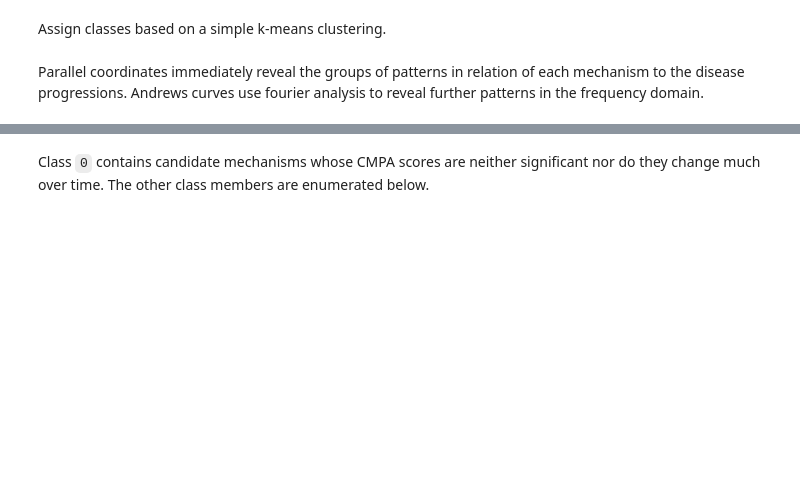
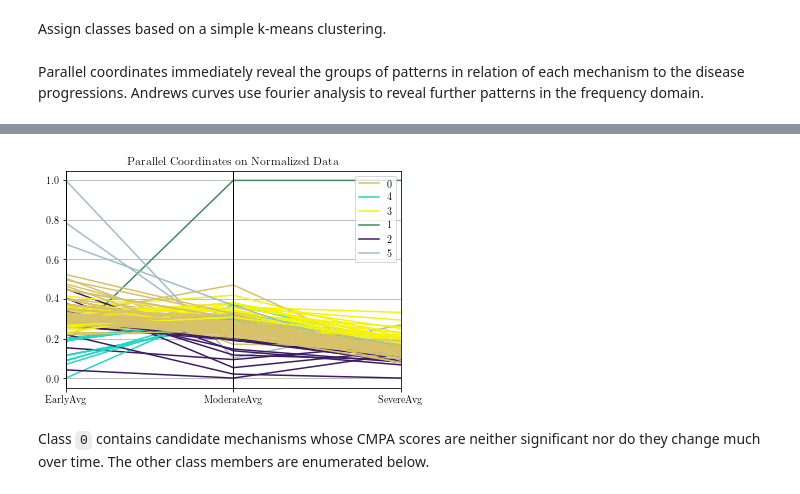
Before and after one commit to pybel/pybel-notebooks, a Jupyter notebook: algorithms/Time Series CMPA.ipynb, the cells around one changed output, grey strips where cells are left out. Drawn from its saved outputs; the diff is of its cells as text; code cells hidden in the pictures; blank space fills up the shorter version.

```diff
--- a/algorithms/Time Series CMPA.ipynb
+++ b/algorithms/Time Series CMPA.ipynb
@@ -148,2 +114,8 @@ plt.show()
+# %%
+plt.title('Parallel Coordinates on Normalized Data')
+parallel_coordinates(df_norm, 'label')
+plt.show()
+# %% [output]
+[figure, added]
 # %% [markdown]
 Class `0` contains candidate mechanisms whose CMPA scores are neither significant nor do they change much over time. The other class members are enumerated below.
```
Also changed, not shown: parts of 19 cells of this notebook, 9 other files.
